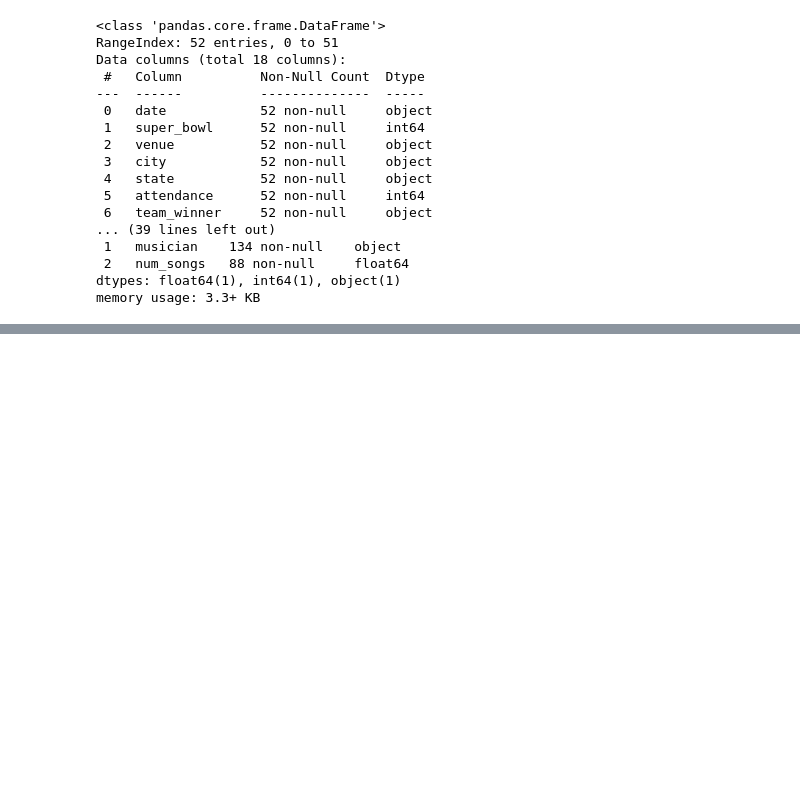
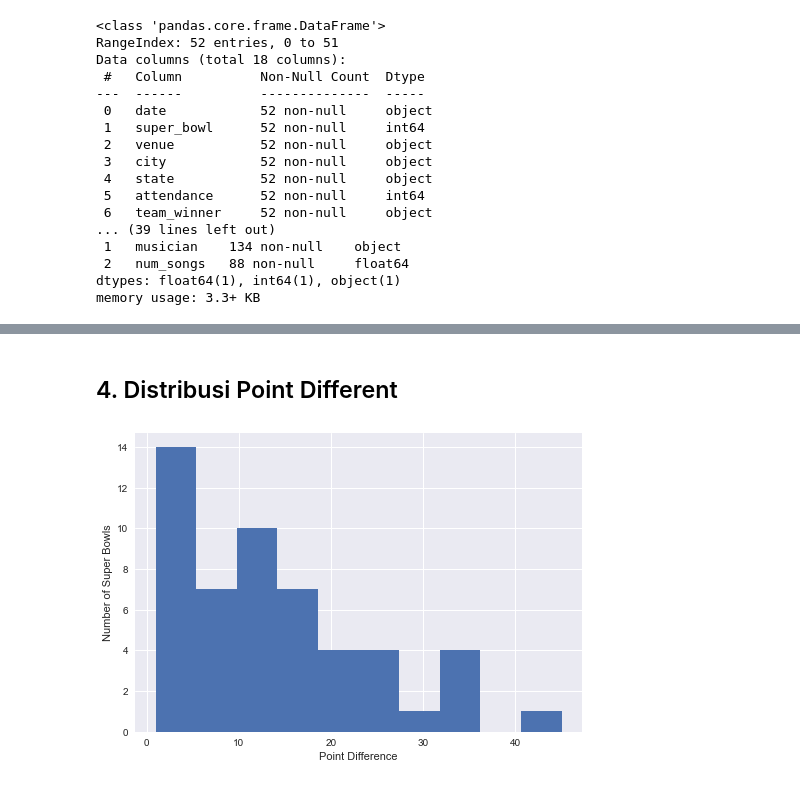
Before and after one commit to negatively/CaseStudy-DataCamp-python, a Jupyter notebook: analisa_tv.ipynb, the cells around one changed output, grey strips where cells are left out. Cells and saved outputs as stored; diff of their text form; code cells hidden in the pictures; blank space fills up the shorter version.

```diff
--- a/analisa_tv.ipynb
+++ b/analisa_tv.ipynb
@@ -68,0 +103,14 @@ memory usage: 3.3+ KB
+# %% [markdown]
+## 4. Distribusi Point Different
+# %%
+# plot histogram different points
+plt.hist(super_bowls.difference_pts)
+plt.xlabel('Point Difference')
+plt.ylabel('Number of Super Bowls')
+plt.show()
+
+# Menampilkan closest game dan blowout terbesar
+display(super_bowls[super_bowls.difference_pts == 1])
+display(super_bowls[super_bowls.difference_pts > 35])
+# %% [output]
+[figure, added]
```
Also changed, not shown: parts of 3 cells of this notebook.
